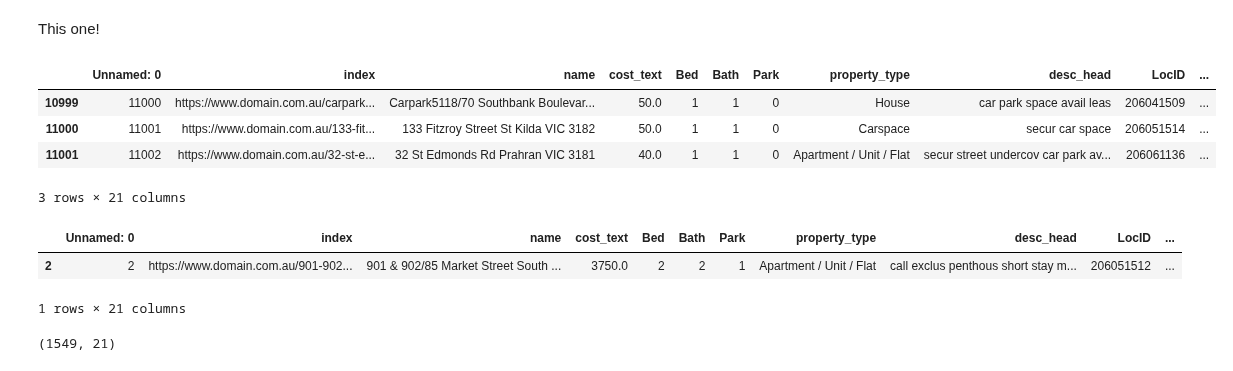
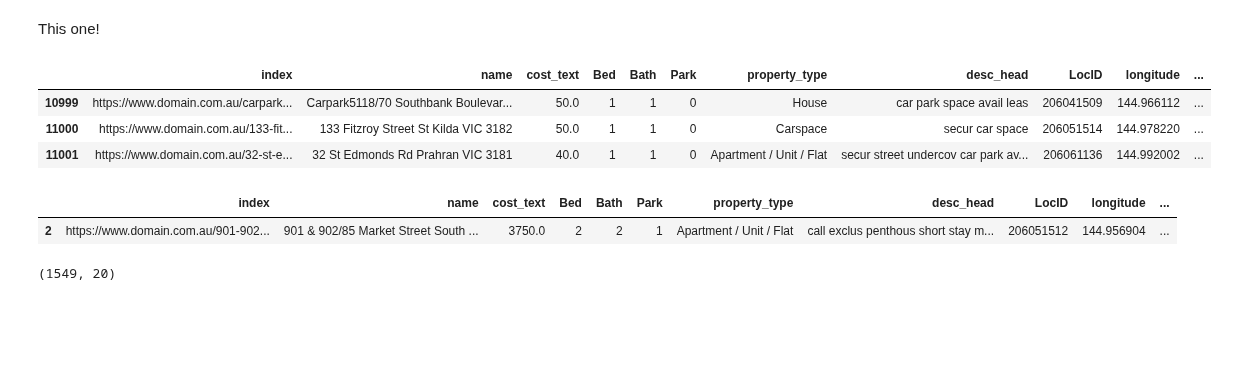
Before and after one commit to MAST30034-Applied-Data-Science/generic-real-estate-consulting-project-group-30, a Jupyter notebook: notebooks/join_datasets.ipynb, the cells around one changed output. Drawn from its saved outputs; the diff is of its cells as text; code cells hidden in the pictures; blank space fills up the shorter version.

Commit message:
completed join between income and property data

```diff
--- a/notebooks/join_datasets.ipynb
+++ b/notebooks/join_datasets.ipynb
@@ -71,17 +71,16 @@ property_df = pd.merge(property_df, property_df2[['index', 'longitude', 'latitud
 # %%
 df = property_df.merge(df_centroid, how='left', left_on='LocID', right_on='SA2_CODE_2021')
 
 # check what columns we no longer need; remove them
-#unwanted_columns = ["Unnamed: 0"]
-#df.drop(columns=unwanted_columns, inplace=True)
+unwanted_columns = ["Unnamed: 0"]
+df.drop(columns=unwanted_columns, inplace=True)
 
 df.tail(3)
 # %% [output]
-|  | Unnamed: 0 | index | name | cost_text | Bed | Bath | Park | property_type | desc_head | LocID | ... |
-| 10999 | 11000 | https://www.domain.com.au/carpark... | Carpark5118/70 Southbank Boulevar... | 50.0 | 1 | 1 | 0 | House | car park space avail leas | 206041509 | ... |
-| 11000 | 11001 | https://www.domain.com.au/133-fit... | 133 Fitzroy Street St Kilda VIC 3182 | 50.0 | 1 | 1 | 0 | Carspace | secur car space | 206051514 | ... |
-| 11001 | 11002 | https://www.domain.com.au/32-st-e... | 32 St Edmonds Rd Prahran VIC 3181 | 40.0 | 1 | 1 | 0 | Apartment / Unit / Flat | secur street undercov car park av... | 206061136 | ... |
+|  | index | name | cost_text | Bed | Bath | Park | property_type | desc_head | LocID | longitude | ... |
+| 10999 | https://www.domain.com.au/carpark... | Carpark5118/70 Southbank Boulevar... | 50.0 | 1 | 1 | 0 | House | car park space avail leas | 206041509 | 144.966112 | ... |
+| 11000 | https://www.domain.com.au/133-fit... | 133 Fitzroy Street St Kilda VIC 3182 | 50.0 | 1 | 1 | 0 | Carspace | secur car space | 206051514 | 144.978220 | ... |
+| 11001 | https://www.domain.com.au/32-st-e... | 32 St Edmonds Rd Prahran VIC 3181 | 40.0 | 1 | 1 | 0 | Apartment / Unit / Flat | secur street undercov car park av... | 206061136 | 144.992002 | ... |
-3 rows × 21 columns
 # %%
 df_missing = df.copy()  # dataframe with missing SA2 code only
 df_missing = df_missing[df_missing["SA2_CODE_2021"].isna()]
@@ -91,9 +90,8 @@ df_missing = gpd.GeoDataFrame(
     df_missing, geometry=gpd.points_from_xy(df_missing.longitude, df_missing.latitude))
 df_missing.head(1)
 # %% [output]
-|  | Unnamed: 0 | index | name | cost_text | Bed | Bath | Park | property_type | desc_head | LocID | ... |
-| 2 | 2 | https://www.domain.com.au/901-902... | 901 & 902/85 Market Street South ... | 3750.0 | 2 | 2 | 1 | Apartment / Unit / Flat | call exclus penthous short stay m... | 206051512 | ... |
+|  | index | name | cost_text | Bed | Bath | Park | property_type | desc_head | LocID | longitude | ... |
+| 2 | https://www.domain.com.au/901-902... | 901 & 902/85 Market Street South ... | 3750.0 | 2 | 2 | 1 | Apartment / Unit / Flat | call exclus penthous short stay m... | 206051512 | 144.956904 | ... |
-1 rows × 21 columns
 # %%
 # now that we have the location coordinate of each property, impute all the missing values with the closest centroid
 # 1: find the difference between df_missing["geometry"] and every single value in df_centroid["centroid"]
@@ -102,4 +100,4 @@ df_missing.head(1)
 # 4: voila
 df_missing.shape
 # %% [output]
-(1549, 21)
+(1549, 20)
```
Also changed, not shown: parts of 22 cells of this notebook, 1 other file.
